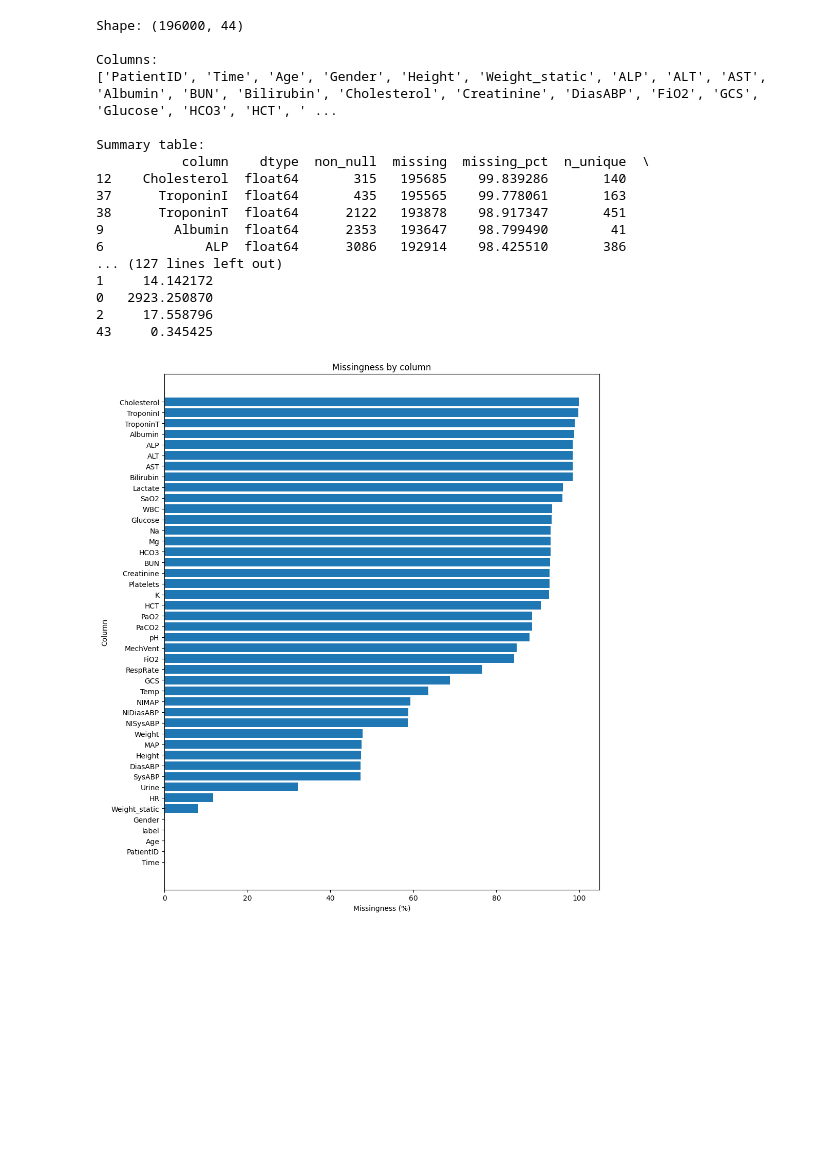
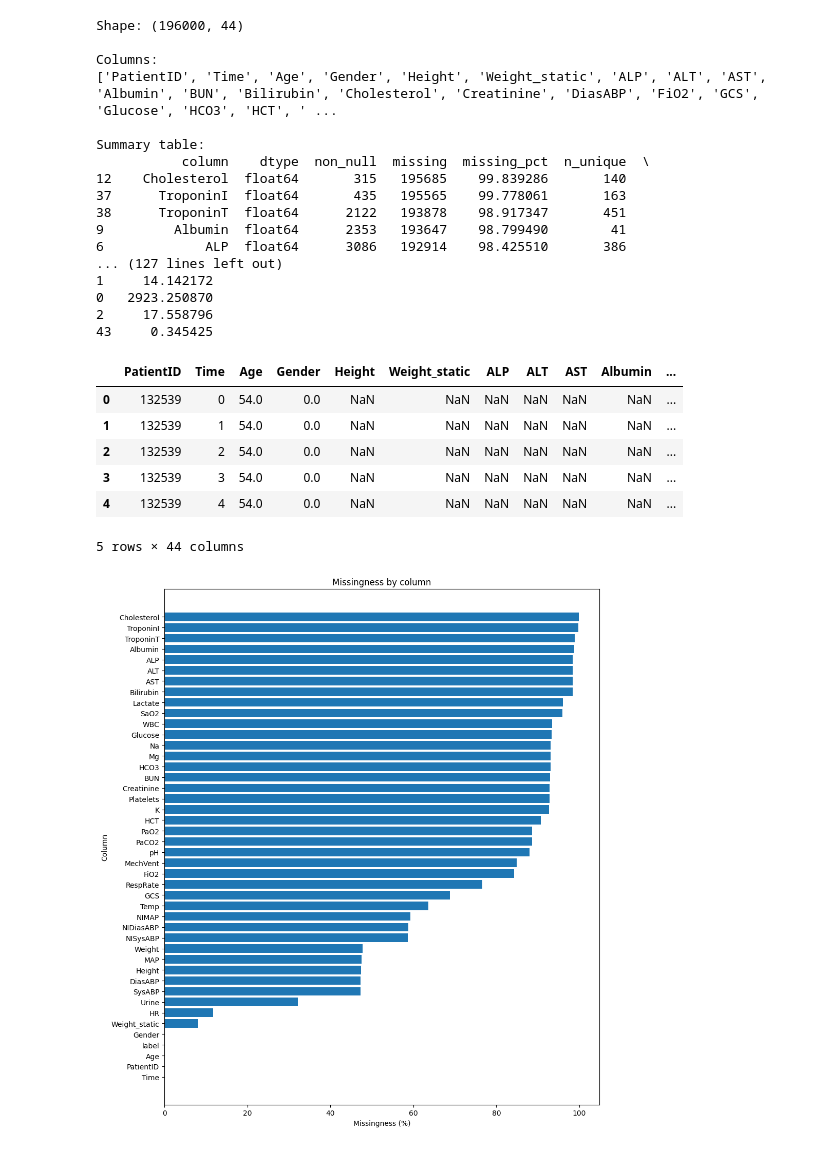
Before and after one commit to wfrederick7/project1ml4h, a Jupyter notebook: data_prep/exploratory.ipynb, the cells around one changed output. Saved outputs shown, nothing was run; the diff lists cells and outputs as text; code cells hidden in the pictures; blank space fills up the shorter version.

```diff
--- a/data_prep/exploratory.ipynb
+++ b/data_prep/exploratory.ipynb
@@ -1,9 +1,10 @@
 # %%
 import pandas as pd
-PROJEC_PATH = "/home/$USER/project1ml4h/data/"
-df_a = pd.read_parquet("data/processed/set_a.parquet")
-df_b = pd.read_parquet("data/processed/set_b.parquet")
-df_c = pd.read_parquet("data/processed/set_c.parquet")
+import os
+PROJECT_PATH = f"/home/{os.getenv('USER')}/project1ml4h/"
+df_a = pd.read_parquet(PROJECT_PATH + "data/processed/set_a.parquet")
+df_b = pd.read_parquet(PROJECT_PATH + "data/processed/set_b.parquet")
+df_c = pd.read_parquet(PROJECT_PATH + "data/processed/set_c.parquet")
 # %%
 import numpy as np
 import pandas as pd
@@ -171,6 +172,16 @@ Summary table:
 0   2923.250870
 2     17.558796
 43     0.345425
+# %%
+df_a.head()
+# %% [output]
+|  | PatientID | Time | Age | Gender | Height | Weight_static | ALP | ALT | AST | Albumin | ... |
+| 0 | 132539 | 0 | 54.0 | 0.0 | NaN | NaN | NaN | NaN | NaN | NaN | ... |
+| 1 | 132539 | 1 | 54.0 | 0.0 | NaN | NaN | NaN | NaN | NaN | NaN | ... |
+| 2 | 132539 | 2 | 54.0 | 0.0 | NaN | NaN | NaN | NaN | NaN | NaN | ... |
+| 3 | 132539 | 3 | 54.0 | 0.0 | NaN | NaN | NaN | NaN | NaN | NaN | ... |
+| 4 | 132539 | 4 | 54.0 | 0.0 | NaN | NaN | NaN | NaN | NaN | NaN | ... |
+5 rows × 44 columns
 # %%
 plot_missingness(summary_a)
 # %% [output]
```
Also changed, not shown: 2 other files.
